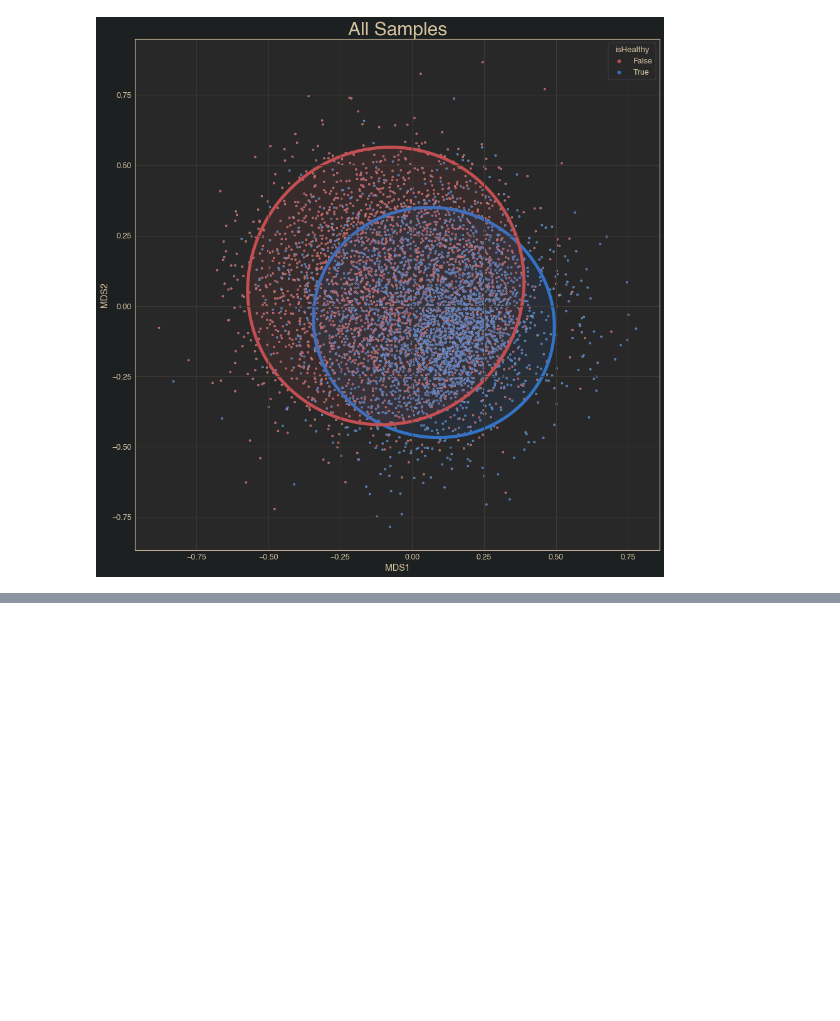
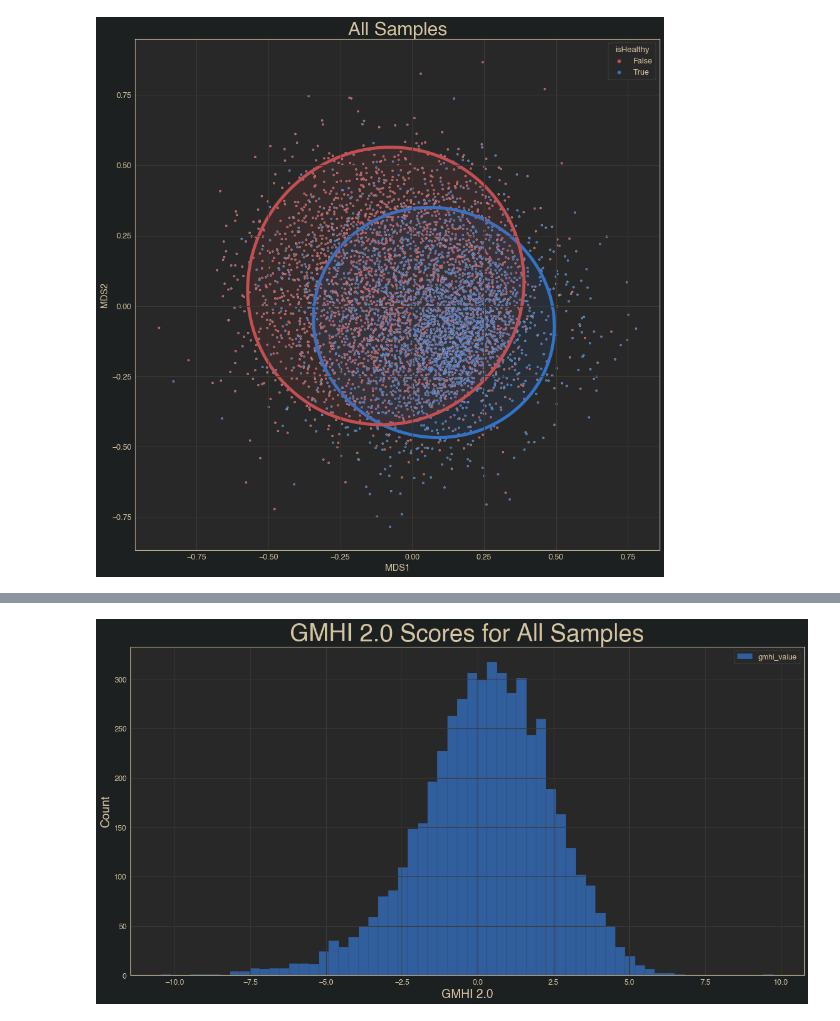
Before and after one commit to danielchang2002/GMHI2-Scratchpad, a Jupyter notebook: src/clustering.ipynb, the cells around one changed output, grey strips where cells are left out. Cells and saved outputs as stored; diff of their text form; code cells hidden in the pictures; blank space fills up the shorter version.

```diff
--- a/src/clustering.ipynb
+++ b/src/clustering.ipynb
@@ -160,0 +178,10 @@ plt.savefig(config.OUTPUT_DIR + "MDS_all.png")
+# %%
+import seaborn as sns
+plt.subplots(figsize=(20, 10))
+sns.histplot(gmhi_values)
+plt.xlabel('GMHI 2.0', fontsize=20)
+plt.ylabel('Count', fontsize=20)
+plt.title('GMHI 2.0 Scores for All Samples', fontsize=40)
+plt.savefig(config.OUTPUT_DIR + "GMHI_hist.png")
+# %% [output]
+[figure, added]
```
Also changed, not shown: parts of 2 cells of this notebook, 7 other files.
